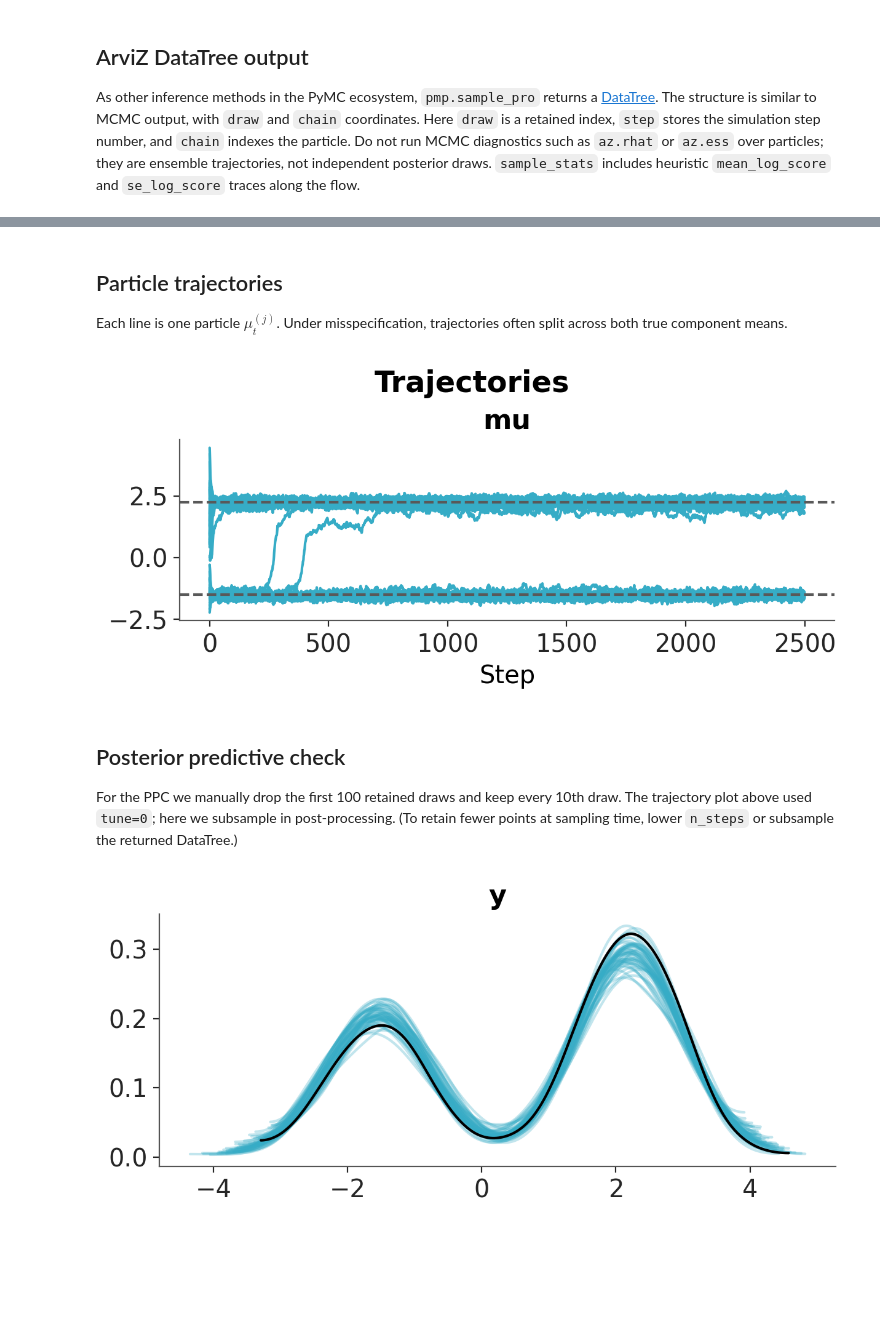
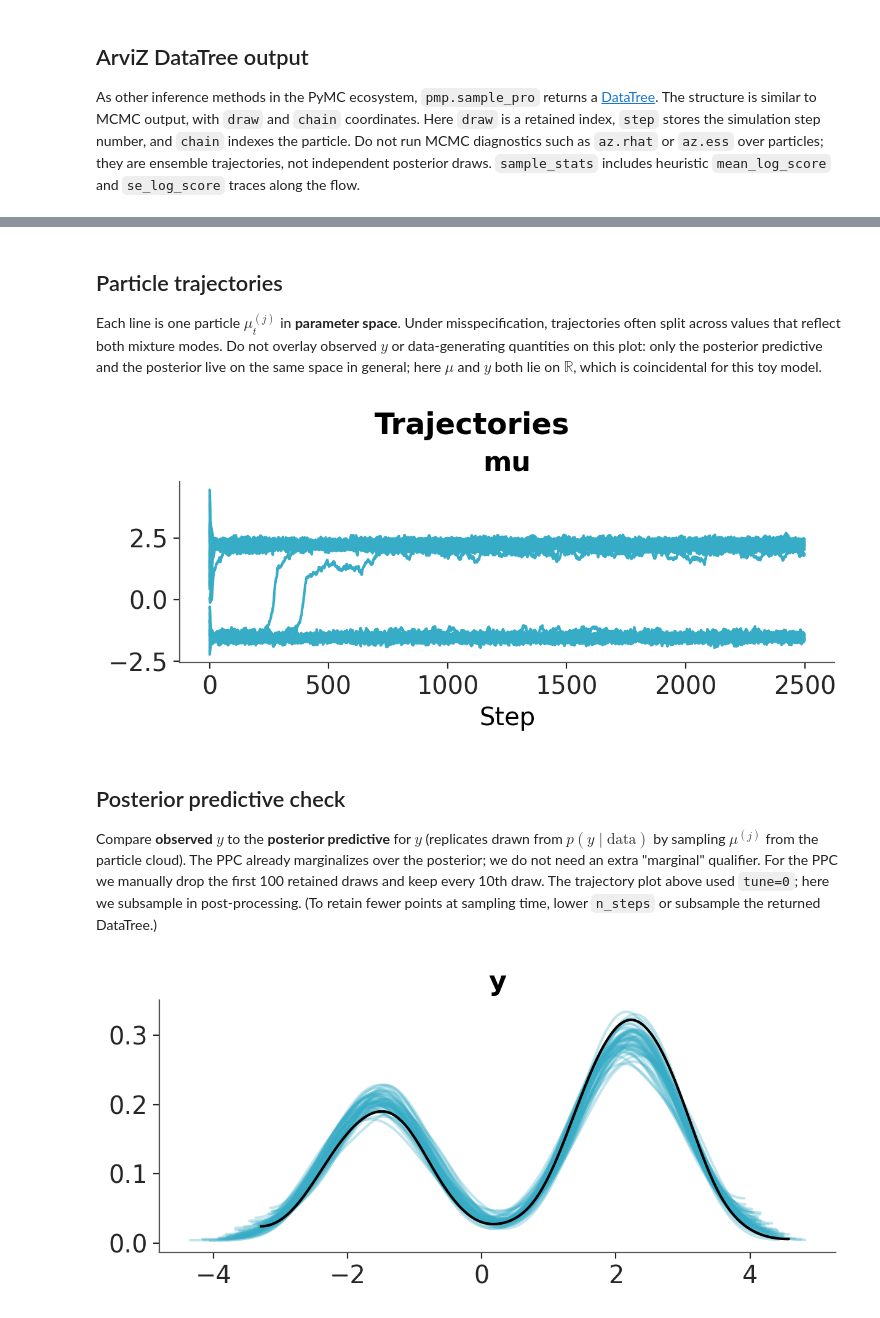
Before and after one commit to pymc-devs/pymc-prop, a Jupyter notebook: examples/bimodal_gaussian.ipynb, the cells around one changed output, grey strips where cells are left out. Saved outputs shown, nothing was run; the diff lists cells and outputs as text; code cells hidden in the pictures; blank space fills up the shorter version.

```diff
--- a/examples/bimodal_gaussian.ipynb
+++ b/examples/bimodal_gaussian.ipynb
@@ -96,26 +96,21 @@ Group: /
 # %% [markdown]
 ## Particle trajectories
 
-Each line is one particle $\mu_t^{(j)}$. Under misspecification, trajectories often split across both true component means.
+Each line is one particle $\mu_t^{(j)}$ in **parameter space**. Under misspecification, trajectories often split across values that reflect both mixture modes. Do not overlay observed $y$ or data-generating quantities on this plot: only the posterior predictive and the posterior live on the same space in general; here $\mu$ and $y$ both lie on $\mathbb{R}$, which is coincidental for this toy model.
 # %%
 pc = az.plot_trace(
     dt,
     var_names=["mu"],
     aes={"color": False, "overlay": ["chain"]},
     visuals={"trace": {"color": "C0", "xname": "step"}},
 )
-pc = az.add_lines(
-    pc,
-    values=list(component_means),
-    orientation="horizontal",
-)
 pc.add_title("Trajectories")
 # %% [output]
-[figure, old version]
+[figure, new version]
 # %% [markdown]
 ## Posterior predictive check
 
-For the PPC we manually drop the first 100 retained draws and keep every 10th draw. The trajectory plot above used `tune=0`; here we subsample in post-processing. (To retain fewer points at sampling time, lower `n_steps` or subsample the returned DataTree.)
+Compare **observed** $y$ to the **posterior predictive** for $y$ (replicates drawn from $p(y \mid \text{data})$ by sampling $\mu^{(j)}$ from the particle cloud). The PPC already marginalizes over the posterior; we do not need an extra "marginal" qualifier. For the PPC we manually drop the first 100 retained draws and keep every 10th draw. The trajectory plot above used `tune=0`; here we subsample in post-processing. (To retain fewer points at sampling time, lower `n_steps` or subsample the returned DataTree.)
 # %%
 dt_bi = dt.filter(lambda node: "draw" in node.dims).sel(draw=slice(100, None, 10))
 # %%
```
Also changed, not shown: parts of 1 cell of this notebook, 2 other files.
